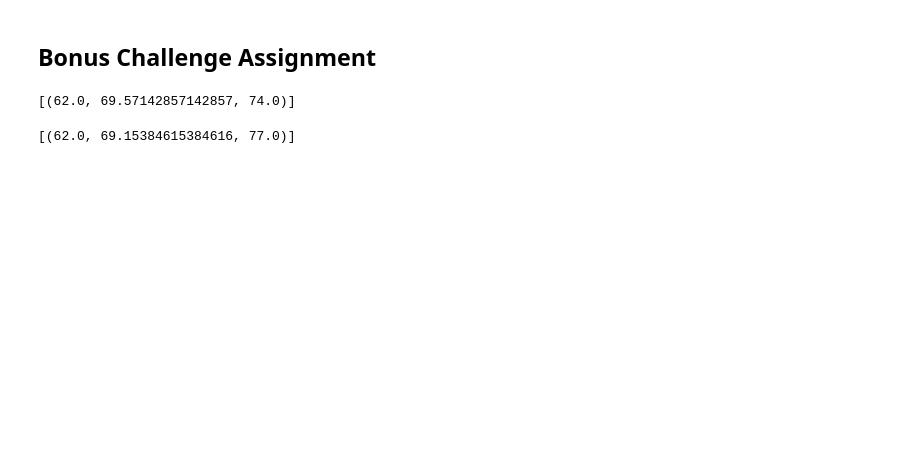
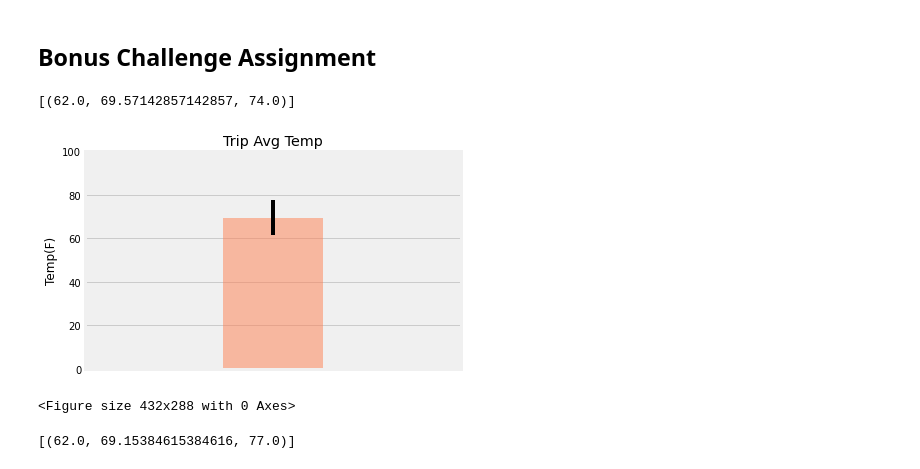
Before and after one commit to Kevin-McConchie/sqlalchemy-Surfs-Up, a Jupyter notebook: climate_starter.ipynb, the cells around one changed output. Saved outputs shown, nothing was run; the diff lists cells and outputs as text; code cells hidden in the pictures; blank space fills up the shorter version.

```diff
--- a/climate_starter.ipynb
+++ b/climate_starter.ipynb
@@ -215,12 +215,38 @@ print(calc_temps('2012-02-28', '2012-03-05'))
 [(62.0, 69.57142857142857, 74.0)]
 # %%
 # Use your previous function `calc_temps` to calculate the tmin, tavg, and tmax
+
+temps_stats= calc_temps('2016-08-23', '2017-08-23')
+
+stats= pd.DataFrame(temps_stats)
+
 # for your trip using the previous year's data for those same dates.
+
+tmin = stats[0]
+tave = stats[1]
+tmax = stats[2]
 # %%
 # Plot the results from your previous query as a bar chart.
 # Use "Trip Avg Temp" as your Title
 # Use the average temperature for the y value
 # Use the peak-to-peak (tmax-tmin) value as the y error bar (yerr)
+yerr = tmax - tmin
+
+plt.bar(1, height = 69.57, yerr = 8, align='center', color="coral", alpha = 0.5)
+
+
+plt.title("Trip Avg Temp")
+plt.ylabel("Temp(F)")
+plt.ylim(0, 100)
+plt.xlim(-0.5,2.5)
+plt.tick_params(axis='x',which='both',bottom=False,top=False,labelbottom=False)
+plt.grid(which='major', axis='x', linestyle='')
+
+plt.figure()
+plt.show()
+# %% [output]
+[figure, added]
+<Figure size 432x288 with 0 Axes>
 # %%
 # Calculate the total amount of rainfall per weather station for your trip dates using the previous year's matching dates.
 # Sort this in descending order by precipitation amount and list the station, name, latitude, longitude, and elevation
```
Also changed, not shown: parts of 4 cells of this notebook.
